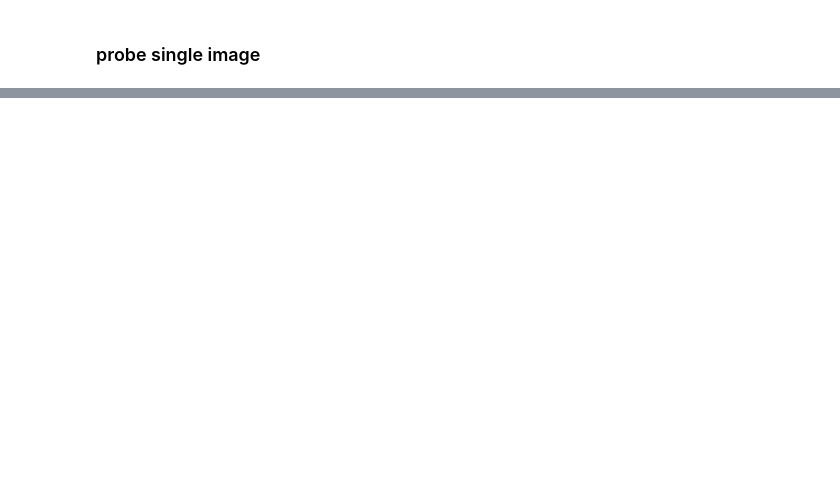
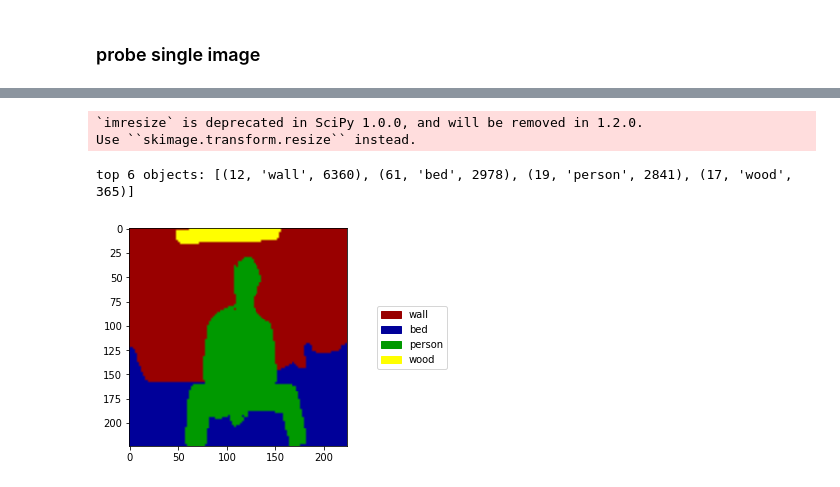
Before and after one commit to LC1905/ENL_NetDissect, a Jupyter notebook: net_dissect_part1.ipynb, the cells around one changed output, grey strips where cells are left out. Drawn from its saved outputs; the diff is of its cells as text; code cells hidden in the pictures; blank space fills up the shorter version.

```diff
--- a/net_dissect_part1.ipynb
+++ b/net_dissect_part1.ipynb
@@ -187,0 +223,26 @@ def retrieve_image(ind):
+# %%
+palette = [(153 / 255, 0 , 0),
+           (0, 0, 153 / 255),
+           (0, 153 / 255, 0),
+           (1, 1, 0),
+           (153 / 255, 0, 153 / 255),
+           (0, 153 / 255, 153 / 255)]
+# %%
+def represent_objects(objects, palette, obj_img, img_size, ind, top_n=6, verbose=True):
+    keys = list(objects.keys())
+    ls_objects = [(k, objects[k]["name"], objects[k]["count"]) for k in keys]
+    sorted_objects = sorted(ls_objects, key=lambda obj:obj[2], reverse=True)[:top_n]
+    top_objects = [ob[0] for ob in sorted_objects]
+    top_names = [ob[1] for ob in sorted_objects]
+    obj_pixel = obj_img.load()
+    rep_pixel = [[(1.0, 1.0, 1.0) if obj_pixel[i, j][0] not in top_objects
+                 else palette[top_objects.index(obj_pixel[i, j][0])] for i in range(obj_img.size[0])]
+                for j in range(obj_img.size[1])]
+    rep_pixel = scipy.misc.imresize(rep_pixel, (img_size, img_size))
+    if verbose:
+        print("top {} objects: {}".format(top_n, sorted_objects))
+    patches =[mpatches.Patch(color=palette[i],label=top_names[i]) for i in range(len(top_names))]
+    plt.legend(handles=patches, loc=7, borderaxespad=-10)
+    plt.imshow(rep_pixel)
+    plt.imsave(os.path.join(OUTPUT_FOLDER, "object", str(ind)+".jpg"), rep_pixel)
+    return patches, top_objects
@@ -232,0 +294,7 @@ def main(indices):
+# %%
+patches, top_objects = represent_objects(objects, palette, obj_img, IMG_SIZE, image_id)
+# %% [output]
+`imresize` is deprecated in SciPy 1.0.0, and will be removed in 1.2.0.
+Use ``skimage.transform.resize`` instead.
+top 6 objects: [(12, 'wall', 6360), (61, 'bed', 2978), (19, 'person', 2841), (17, 'wood', 365)]
+[figure, added]
```
Also changed, not shown: parts of 17 cells of this notebook, 1 other file.
